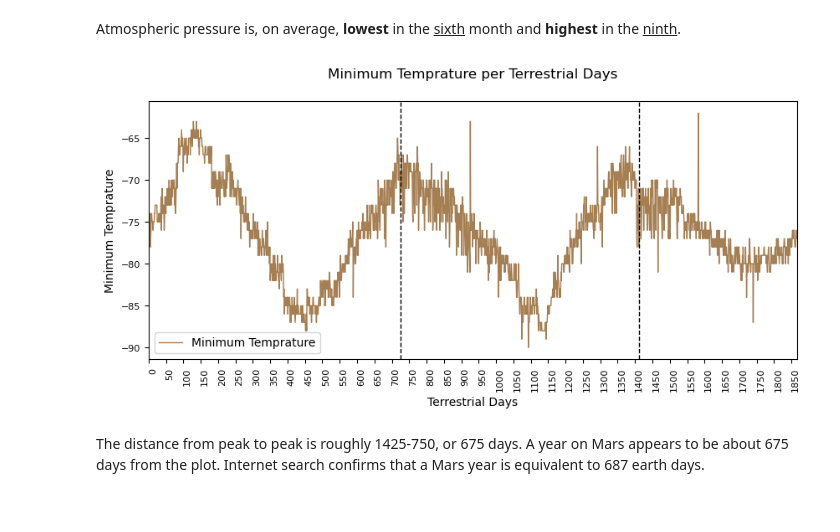
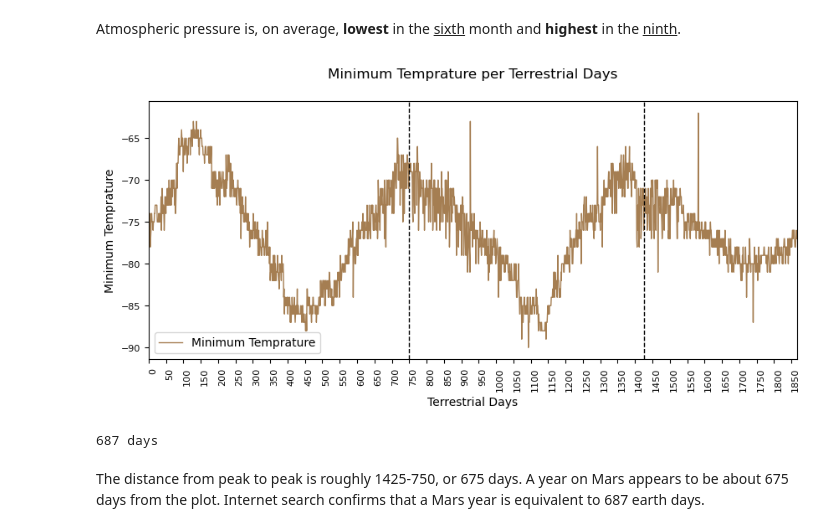
Before and after one commit to theidari/marsjo, a Jupyter notebook: code/mars_weather.ipynb, the cells around one changed output. Drawn from its saved outputs; the diff is of its cells as text; code cells hidden in the pictures.

Commit message:
fixing add google search classes

```diff
--- a/code/mars_weather.ipynb
+++ b/code/mars_weather.ipynb
@@ -257,8 +257,16 @@ Month with Highest Value: 9
 Atmospheric pressure is, on average, <b>lowest</b> in the <ins>sixth</ins> month and <b>highest</b> in the <ins>ninth</ins>.
 # %%
 # 5. How many terrestrial (earth) days are there in a Martian year?
-simple_line(mars_mission_df,["min_temp"],["Terrestrial Days","Minimum Temprature"],["v",725,1412])
+simple_line(mars_mission_df,["min_temp"],["Terrestrial Days","Minimum Temprature"],["v",750,1425])
 # %% [output]
-[figure, old version]
+[figure, new version]
+# %%
+# define class (/code/python_package/classes "GoogleSearch class") for finding mars year equivalent earth days.
+mars_earth_day=GoogleSearch("how long is a year on mars")
+mars_earth_day.set_search()
+mars_earth_day.get_search()
+mars_earth_day.find_result("div","Z0LcW t2b5Cf")
+# %% [output]
+687 days
 # %% [markdown]
 The distance from peak to peak is roughly 1425-750, or 675 days. A year on Mars appears to be about 675 days from the plot. Internet search confirms that a Mars year is equivalent to 687 earth days.
```
Also changed, not shown: parts of 4 cells of this notebook, 5 other files.
